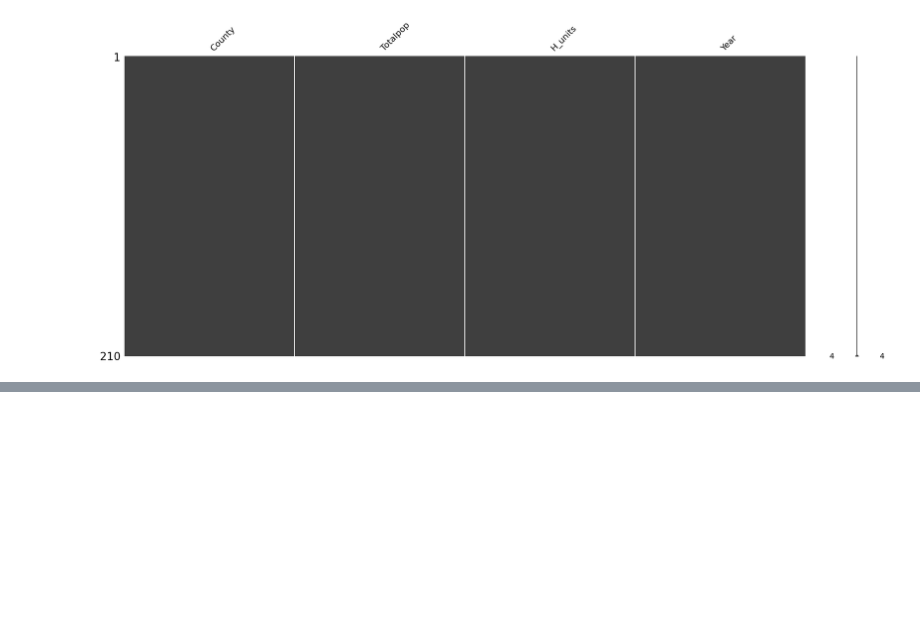
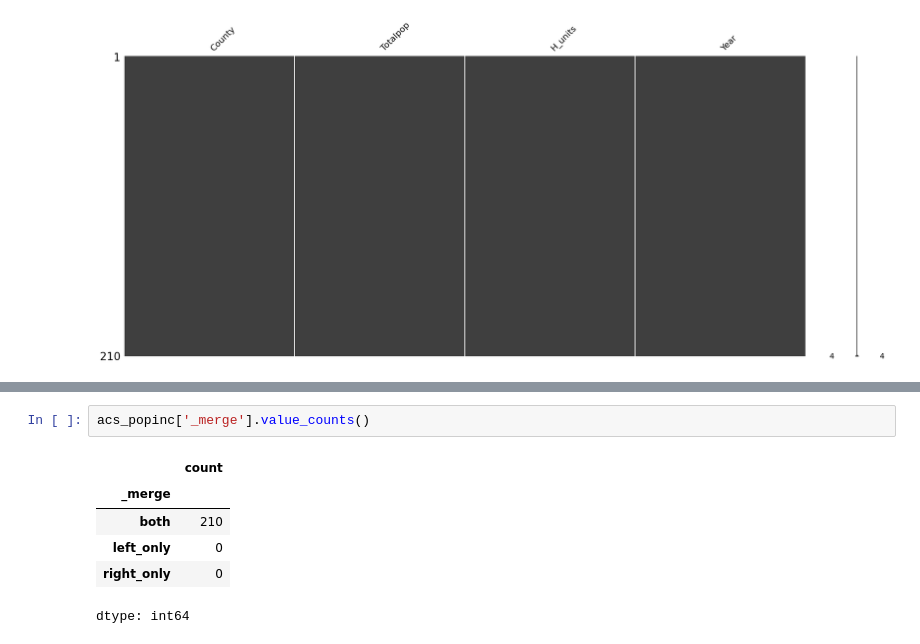
Before and after one commit to carlavilla/DataManagement, a Jupyter notebook: Flooding_and_Housing_NJ.ipynb, the cells around one changed output, grey strips where cells are left out. Drawn from its saved outputs; the diff is of its cells as text; blank space fills up the shorter version.

```diff
--- a/Flooding_and_Housing_NJ.ipynb
+++ b/Flooding_and_Housing_NJ.ipynb
@@ -563,0 +345,9 @@ Warning: Total number of columns (132) exceeds max_columns (20). Falling back to
+# %%
+acs_popinc['_merge'].value_counts()
+# %% [output]
+|  | count |
+| _merge |  |
+| both | 210 |
+| left_only | 0 |
+| right_only | 0 |
+dtype: int64
```
Also changed, not shown: parts of 26 cells of this notebook.
